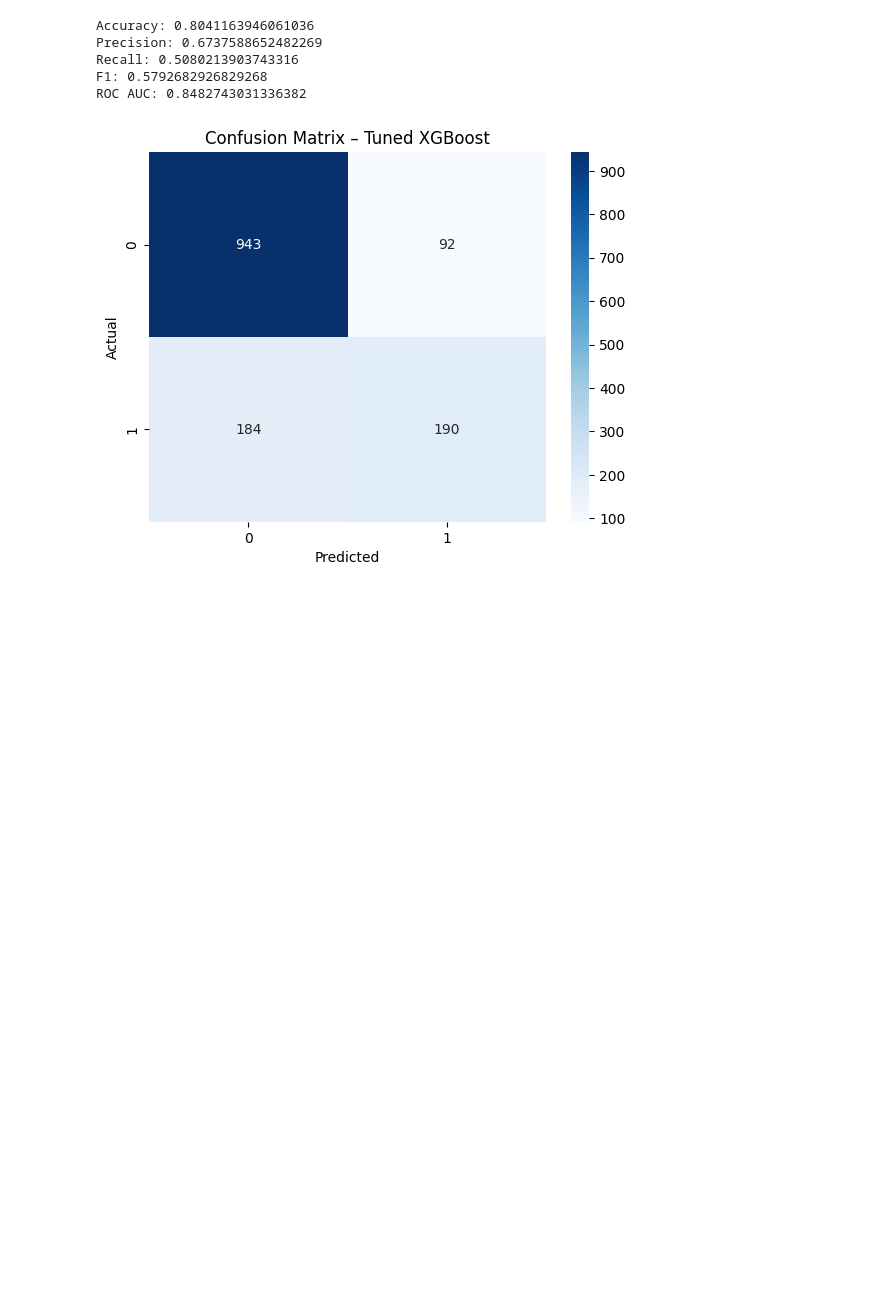
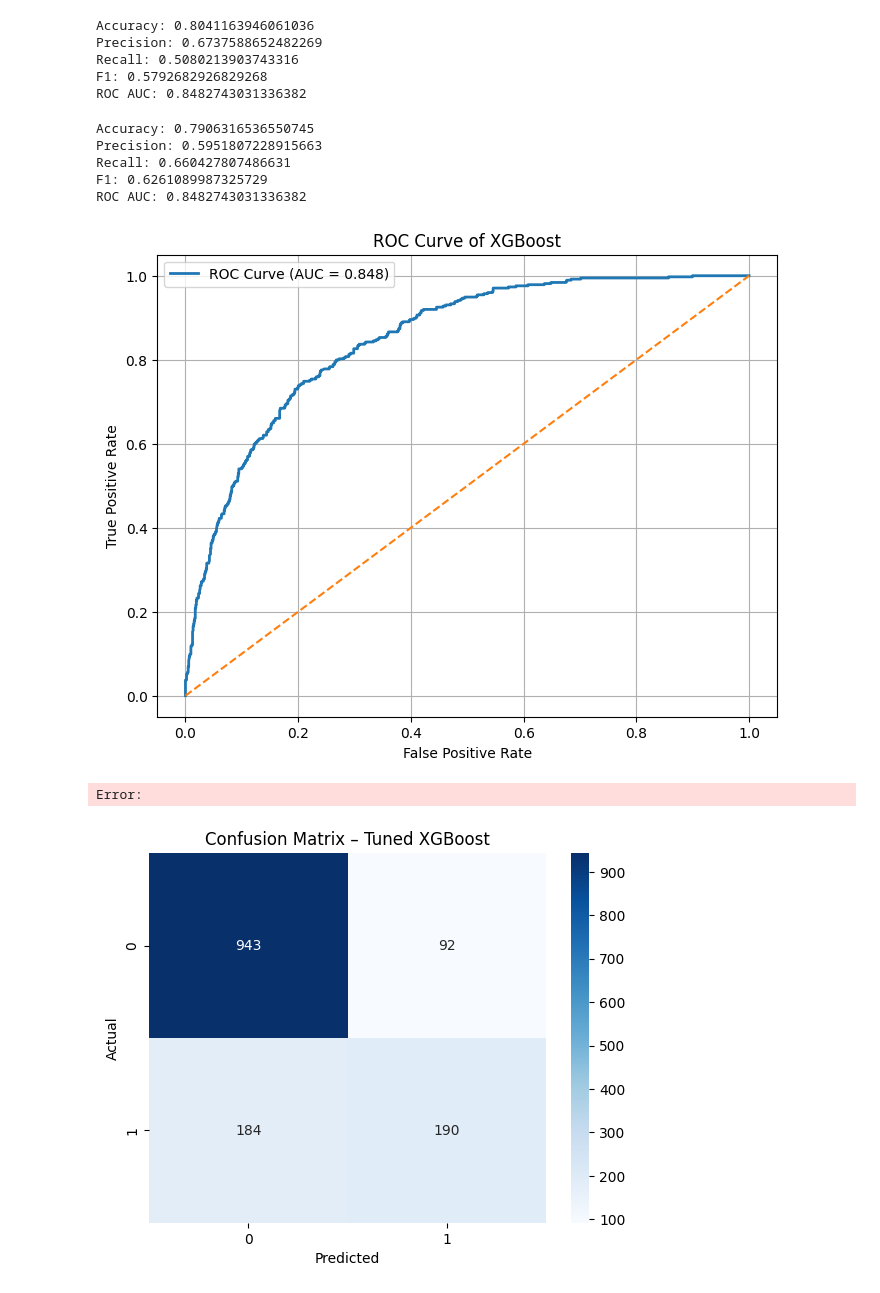
Before and after one commit to Arya-Dhawan/Customer-Churn-Prediction, a Jupyter notebook: notebooks/06_xgboost.ipynb, the cells around one changed output. Cells and saved outputs as stored; diff of their text form; code cells hidden in the pictures; blank space fills up the shorter version.

```diff
--- a/notebooks/06_xgboost.ipynb
+++ b/notebooks/06_xgboost.ipynb
@@ -130,6 +130,43 @@ Precision: 0.6737588652482269
 Recall: 0.5080213903743316
 F1: 0.5792682926829268
 ROC AUC: 0.8482743031336382
+# %%
+y_probs = best_xgb.predict_proba(X_test_processed)[:,1]
+y_pred = (y_probs > 0.40).astype(int)
+print("Accuracy:", accuracy_score(y_test, y_pred))
+print("Precision:", precision_score(y_test, y_pred))
+print("Recall:", recall_score(y_test, y_pred))
+print("F1:", f1_score(y_test, y_pred))
+print("ROC AUC:", roc_auc_score(y_test, y_probs))
+# %% [output]
+Accuracy: 0.7906316536550745
+Precision: 0.5951807228915663
+Recall: 0.660427807486631
+F1: 0.6261089987325729
+ROC AUC: 0.8482743031336382
+# %%
+import matplotlib.pyplot as plt
+from sklearn.metrics import roc_curve, roc_auc_score
+
+y_proba = best_xgb.predict_proba(X_test_processed)[:, 1]
+fpr, tpr, thresholds = roc_curve(y_test, y_proba)
+roc_auc = roc_auc_score(y_test, y_proba)
+
+plt.figure(figsize=(8,6))
+
+plt.plot(fpr, tpr, linewidth=2, label=f'ROC Curve (AUC = {roc_auc:.3f})')
+plt.plot([0, 1], [0, 1], linestyle='--')  # Random classifier line
+
+plt.xlabel('False Positive Rate')
+plt.ylabel('True Positive Rate')
+plt.title('ROC Curve of XGBoost')
+plt.legend()
+plt.grid()
+
+plt.show()
+# %% [output]
+[figure, added]
+Error:
 # %%
 cm = confusion_matrix(y_test, y_pred)
 
```
Also changed, not shown: 13 other files.
